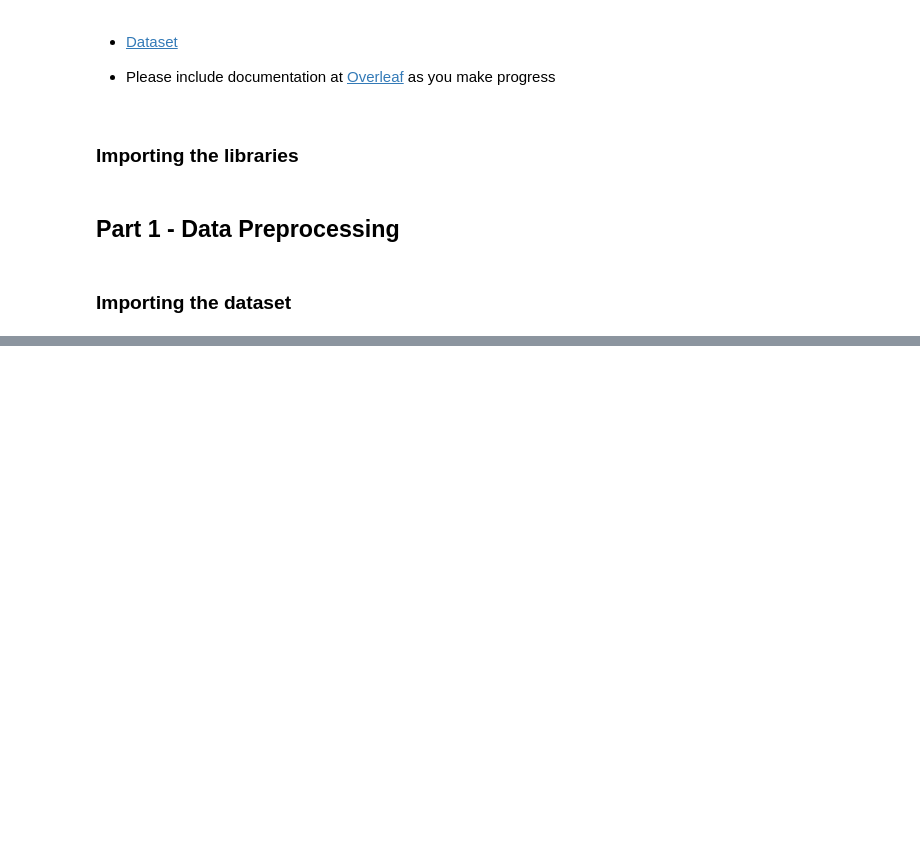
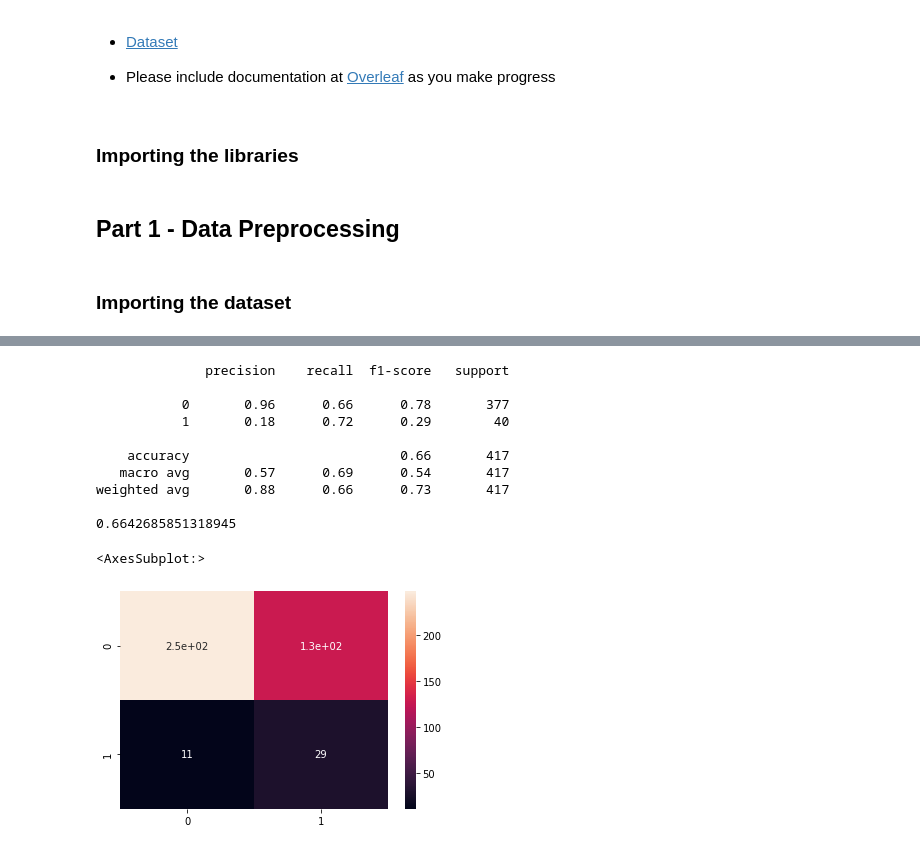
Before and after one commit to mintingchen/ECE269_Project, a Jupyter notebook: Titanic.ipynb, the cells around one changed output, grey strips where cells are left out. Drawn from its saved outputs; the diff is of its cells as text; code cells hidden in the pictures; blank space fills up the shorter version.

```diff
--- a/Titanic.ipynb
+++ b/Titanic.ipynb
@@ -252,0 +142,9 @@ df.to_csv("revised_data.csv")
+# %%
+f= pd.read_csv("GroundTruth.csv")
+f = f.drop(index = 152)
+test = test.drop(index=152)
+
+#df=  df.drop(['Name','Ticket'],axis =1)
+#test = test.drop(['Name','Ticket'],axis =1)
+df=  df.drop(['Name','Ticket','PassengerId'],axis =1)
+test = test.drop(['Name','Ticket','PassengerId'],axis =1)
@@ -252,0 +167,34 @@ df.to_csv("revised_data.csv")
+# %%
+
+#X = np.concatenate((np.reshape(X1,(len(X1),1)),X2),axis=1)
+X = df.iloc[:,1:].values
+#Y = df.iloc[:,1].values
+Y = df.iloc[:,0].values
+xt = test.iloc[:,:].values
+yt = f.iloc[:,1].values
+# %%
+from sklearn.linear_model import LogisticRegression
+from sklearn.metrics import accuracy_score,confusion_matrix, classification_report
+
+Model = LogisticRegression()
+Model.fit(X,Y)
+y_pred = Model.predict(xt)
+accuracy_score = accuracy_score(y_pred,yt)
+print(classification_report(y_pred,yt))
+print(accuracy_score)
+
+import seaborn as sns
+sns.heatmap(confusion_matrix(y_pred,yt),annot = True)
+# %% [output]
+              precision    recall  f1-score   support
+
+           0       0.96      0.66      0.78       377
+           1       0.18      0.72      0.29        40
+
+    accuracy                           0.66       417
+   macro avg       0.57      0.69      0.54       417
+weighted avg       0.88      0.66      0.73       417
+
+0.6642685851318945
+<AxesSubplot:>
+[figure, added]
```
Also changed, not shown: parts of 36 cells of this notebook, 1 other file.
